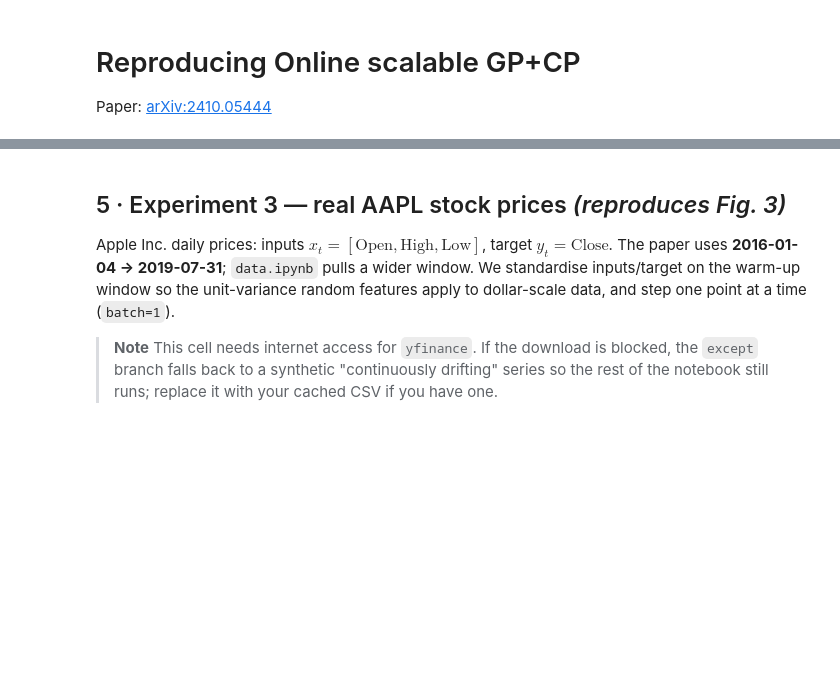
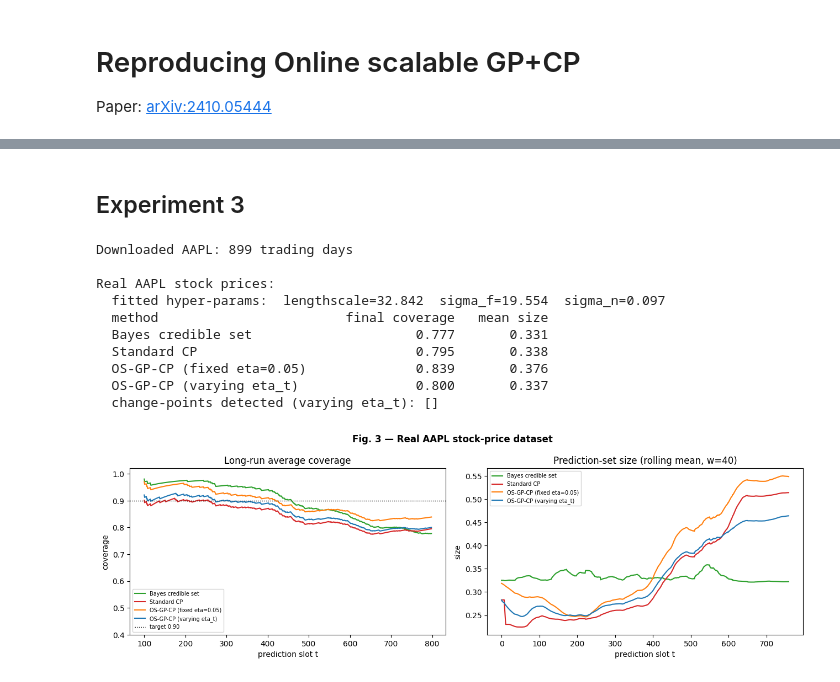
Before and after one commit to Max-Leach/Thesis, a Jupyter notebook: GPCP/Reproduced.ipynb, the cells around one changed output, grey strips where cells are left out. Drawn from its saved outputs; the diff is of its cells as text; code cells hidden in the pictures; blank space fills up the shorter version.

```diff
--- a/GPCP/Reproduced.ipynb
+++ b/GPCP/Reproduced.ipynb
@@ -13,7 +14,7 @@ import sys
 from sklearn.gaussian_process import GaussianProcessRegressor
 from sklearn.gaussian_process.kernels import RBF, ConstantKernel, WhiteKernel
 # %%
-ALPHA = 0.9
+ALPHA = 0.1
 D_FEAT = 200
 RNG_SEED = 42
 # %%
@@ -63,8 +64,8 @@ def run_experiment(X, y, alpha=ALPHA, D=D_FEAT, n_init=100,
         "Standard CP":               standard_cp(truth, preds, varis, alpha),
         "OS-GP-CP (fixed eta=0.05)": online_conformal(truth, preds, varis,
                                                        alpha=alpha, step=0.05),   # fixed eta = 0.05
-        "OS-GP-CP (varying eta_t)":  osgpcp_varying(truth, preds, varis,
-                                                    alpha=alpha, **vk),
+        "OS-GP-CP (varying eta_t)":  online_conformal(truth, preds, varis,
+                                                       alpha=alpha, step="varying") ,
     }
     for m in methods.values():                            # ensure a 'size' field
         if "size" not in m:
@@ -156,44 +161,47 @@ plot_results(res_shift, "Fig. 2 — Synthetic dataset WITH distributional shift"
 # %% [markdown]
-## 5&nbsp;&middot;&nbsp;Experiment 3 — real AAPL stock prices  *(reproduces Fig. 3)*
-
-Apple Inc. daily prices: inputs $x_t=[\text{Open},\text{High},\text{Low}]$, target
-$y_t=\text{Close}$. The paper uses **2016-01-04 → 2019-07-31**; `data.ipynb` pulls a wider
-window. We standardise inputs/target on the warm-up window so the unit-variance random
-features apply to dollar-scale data, and step one point at a time (`batch=1`).
-
-> **Note** This cell needs internet access for `yfinance`. If the download is blocked, the
-> `except` branch falls back to a synthetic "continuously drifting" series so the rest of
-> the notebook still runs; replace it with your cached CSV if you have one.
+## Experiment 3
 # %%
 import warnings; warnings.filterwarnings("ignore")
 
 def load_aapl(start="2016-01-04", end="2019-07-31"):
     import yfinance as yf
     data = yf.download("AAPL", start=start, end=end, auto_adjust=True, progress=False)
     if isinstance(data.columns, __import__("pandas").MultiIndex):
         data.columns = data.columns.get_level_values(0)
     X = data[["Open", "High", "Low"]].to_numpy(float)
     y = data["Close"].to_numpy(float).ravel()
     return X, y
 
 try:
     X_aapl, y_aapl = load_aapl()
     print(f"Downloaded AAPL: {len(y_aapl)} trading days")
 except Exception as e:
     print("yfinance download failed (", type(e).__name__, ") -> using a drift surrogate.")
     rng = np.random.RandomState(0); T = 900
     level = np.cumsum(rng.randn(T) * 0.6) + 30
     X_aapl = np.c_[level + rng.randn(T) * 0.15, # window size, W = 15
                    level + np.abs(rng.randn(T)) * 0.25,
                    level - np.abs(rng.randn(T)) * 0.25]
     y_aapl = level + rng.randn(T) * 0.2
 
 # fewer points than the synthetic sets -> smaller detector window / cooldown
-res_aapl = run_experiment(X_aapl, y_aapl, n_init=100, batch=1, standardize=True,
+res_aapl = run_experiment(X_aapl, y_aapl, n_init=100, standardize=True,
                           varying_kwargs=dict(W=50, cooldown=100))
 print("\nReal AAPL stock prices:")
 summarize(res_aapl)
 plot_results(res_aapl, "Fig. 3 — Real AAPL stock-price dataset", size_window=40)
+# %% [output]
+Downloaded AAPL: 899 trading days
+
+Real AAPL stock prices:
+  fitted hyper-params:  lengthscale=32.842  sigma_f=19.554  sigma_n=0.097
+  method                        final coverage   mean size
+  Bayes credible set                     0.777       0.331
+  Standard CP                            0.795       0.338
+  OS-GP-CP (fixed eta=0.05)              0.839       0.376
+  OS-GP-CP (varying eta_t)               0.800       0.337
+  change-points detected (varying eta_t): []
+[figure, added]
 # %%
 alpha = 0.1
 c = norm.ppf(1 - alpha / 2)
```
Also changed, not shown: parts of 10 cells of this notebook, 1 other file.
